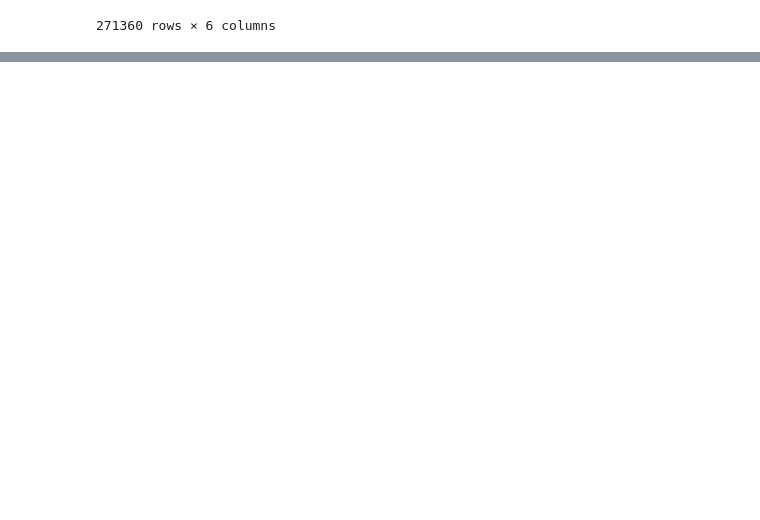
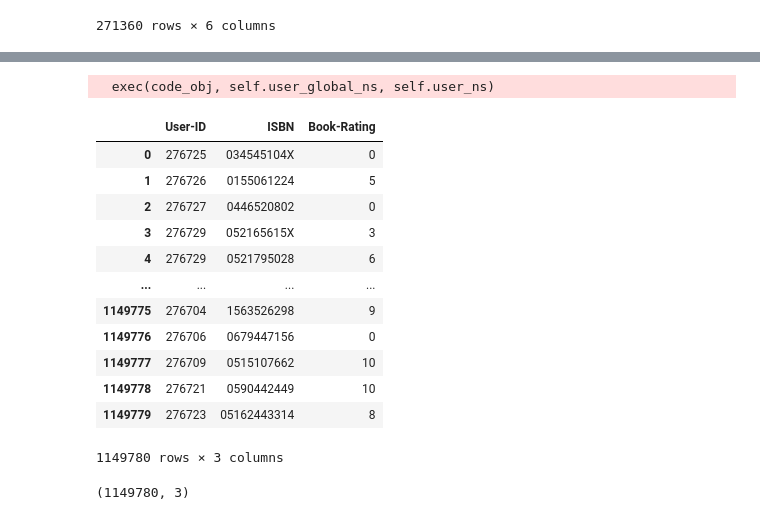
Before and after one commit to Chothani01/End-to-End-Book-Recommendation-System, a Jupyter notebook: notebook/research.ipynb, the cells around one changed output, grey strips where cells are left out. Cells and saved outputs as stored; diff of their text form; code cells hidden in the pictures; blank space fills up the shorter version.

```diff
--- a/notebook/research.ipynb
+++ b/notebook/research.ipynb
@@ -78,0 +119,24 @@ books.sample(5)
+# %%
+# load rating dataset
+
+ratings = pd.read_csv("BX-Book-Ratings.csv", sep=';', encoding='latin-1', error_bad_lines=False)
+ratings
+# %% [output]
+  exec(code_obj, self.user_global_ns, self.user_ns)
+|  | User-ID | ISBN | Book-Rating |
+| 0 | 276725 | 034545104X | 0 |
+| 1 | 276726 | 0155061224 | 5 |
+| 2 | 276727 | 0446520802 | 0 |
+| 3 | 276729 | 052165615X | 3 |
+| 4 | 276729 | 0521795028 | 6 |
+| ... | ... | ... | ... |
+| 1149775 | 276704 | 1563526298 | 9 |
+| 1149776 | 276706 | 0679447156 | 0 |
+| 1149777 | 276709 | 0515107662 | 10 |
+| 1149778 | 276721 | 0590442449 | 10 |
+| 1149779 | 276723 | 05162443314 | 8 |
+1149780 rows × 3 columns
+# %%
+ratings.shape
+# %% [output]
+(1149780, 3)
```
Also changed, not shown: parts of 9 cells of this notebook.
